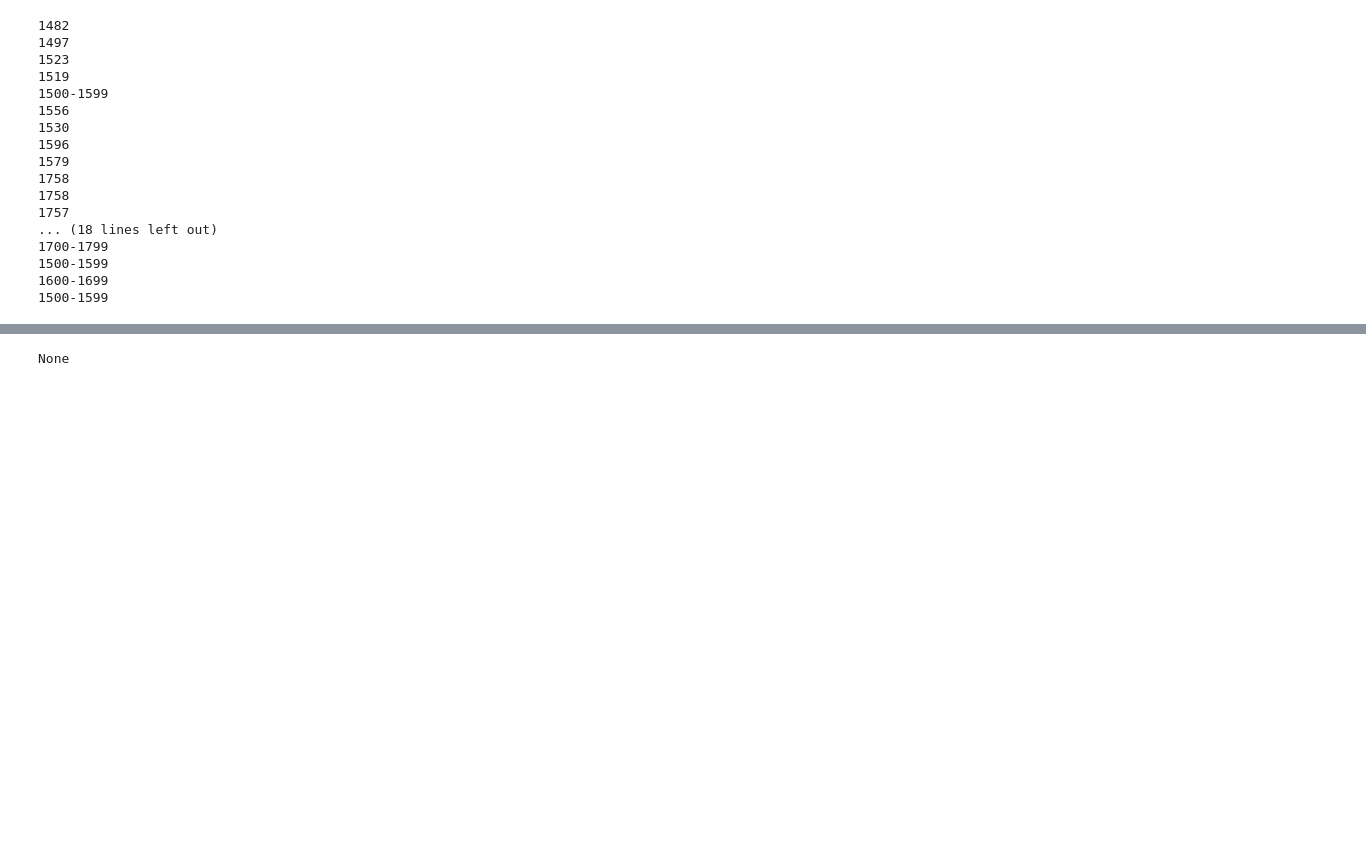
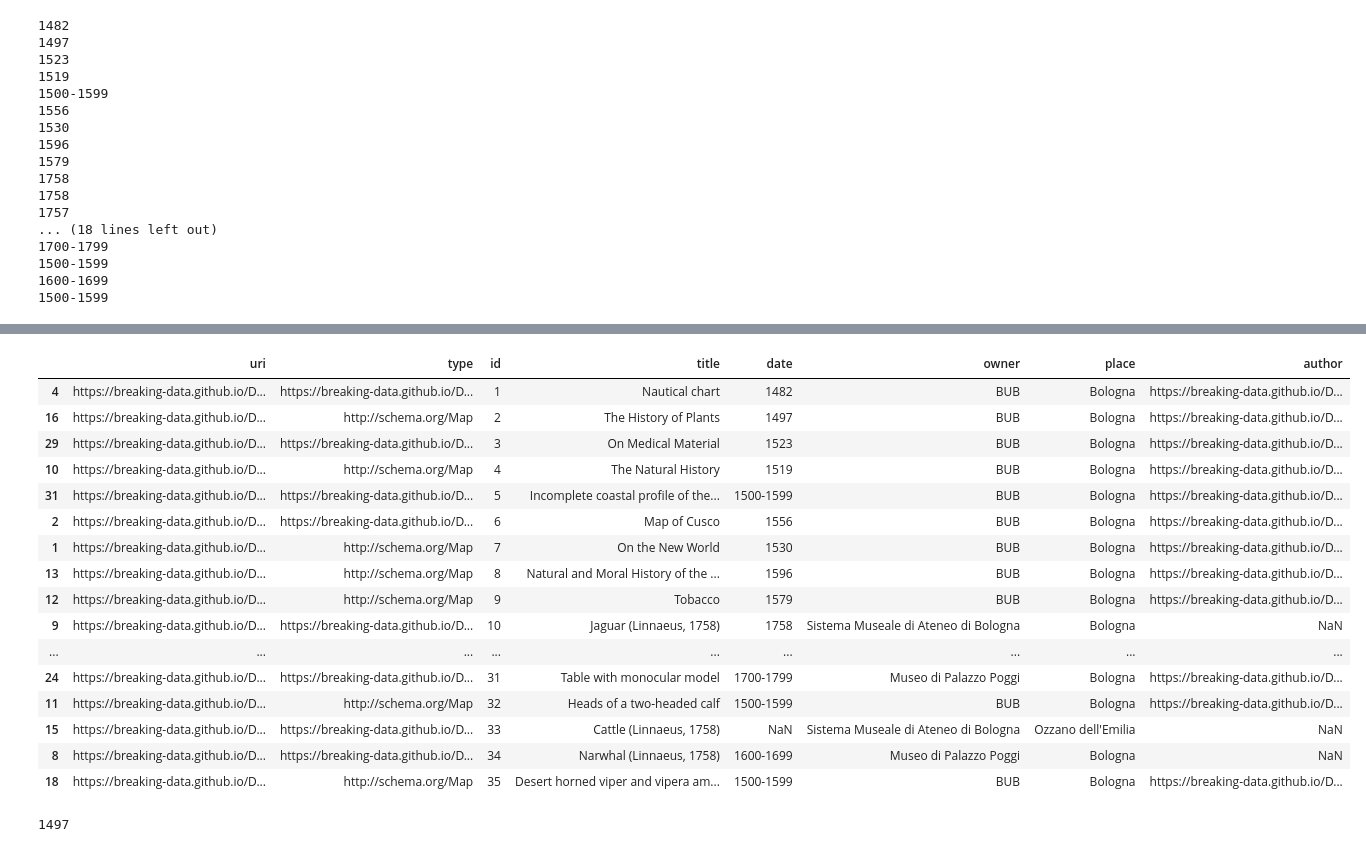
Before and after one commit to Breaking-Data/Data-Science-Project, a Jupyter notebook: experiments.ipynb, the cells around one changed output, grey strips where cells are left out. Drawn from its saved outputs; the diff is of its cells as text; code cells hidden in the pictures; blank space fills up the shorter version.

Commit message:
error corrected in getAllCulturalObjects

```diff
--- a/experiments.ipynb
+++ b/experiments.ipynb
@@ -269,3 +249,23 @@ df_objects
+# %%
+df_objects.sort_values(by="id")
+# %% [output]
+|  | uri | type | id | title | date | owner | place | author |
+| 4 | https://breaking-data.github.io/D... | https://breaking-data.github.io/D... | 1 | Nautical chart | 1482 | BUB | Bologna | https://breaking-data.github.io/D... |
+| 16 | https://breaking-data.github.io/D... | http://schema.org/Map | 2 | The History of Plants | 1497 | BUB | Bologna | https://breaking-data.github.io/D... |
+| 29 | https://breaking-data.github.io/D... | https://breaking-data.github.io/D... | 3 | On Medical Material | 1523 | BUB | Bologna | https://breaking-data.github.io/D... |
+| 10 | https://breaking-data.github.io/D... | http://schema.org/Map | 4 | The Natural History | 1519 | BUB | Bologna | https://breaking-data.github.io/D... |
+| 31 | https://breaking-data.github.io/D... | https://breaking-data.github.io/D... | 5 | Incomplete coastal profile of the... | 1500-1599 | BUB | Bologna | https://breaking-data.github.io/D... |
+| 2 | https://breaking-data.github.io/D... | https://breaking-data.github.io/D... | 6 | Map of Cusco | 1556 | BUB | Bologna | https://breaking-data.github.io/D... |
+| 1 | https://breaking-data.github.io/D... | http://schema.org/Map | 7 | On the New World | 1530 | BUB | Bologna | https://breaking-data.github.io/D... |
+| 13 | https://breaking-data.github.io/D... | http://schema.org/Map | 8 | Natural and Moral History of the ... | 1596 | BUB | Bologna | https://breaking-data.github.io/D... |
+| 12 | https://breaking-data.github.io/D... | http://schema.org/Map | 9 | Tobacco | 1579 | BUB | Bologna | https://breaking-data.github.io/D... |
+| 9 | https://breaking-data.github.io/D... | https://breaking-data.github.io/D... | 10 | Jaguar (Linnaeus, 1758) | 1758 | Sistema Museale di Ateneo di Bologna | Bologna | NaN |
+| ... | ... | ... | ... | ... | ... | ... | ... | ... |
+| 24 | https://breaking-data.github.io/D... | https://breaking-data.github.io/D... | 31 | Table with monocular model | 1700-1799 | Museo di Palazzo Poggi | Bologna | https://breaking-data.github.io/D... |
+| 11 | https://breaking-data.github.io/D... | http://schema.org/Map | 32 | Heads of a two-headed calf | 1500-1599 | BUB | Bologna | https://breaking-data.github.io/D... |
+| 15 | https://breaking-data.github.io/D... | https://breaking-data.github.io/D... | 33 | Cattle (Linnaeus, 1758) | NaN | Sistema Museale di Ateneo di Bologna | Ozzano dell'Emilia | NaN |
+| 8 | https://breaking-data.github.io/D... | https://breaking-data.github.io/D... | 34 | Narwhal (Linnaeus, 1758) | 1600-1699 | Museo di Palazzo Poggi | Bologna | NaN |
+| 18 | https://breaking-data.github.io/D... | http://schema.org/Map | 35 | Desert horned viper and vipera am... | 1500-1599 | BUB | Bologna | https://breaking-data.github.io/D... |
 # %%
 cultural_objects = []
 module = importlib.import_module("cultural_objects")
@@ -313,6 +313,6 @@ for index, row in df_merged.iterrows():
     # add the cultural object to the list
     cultural_objects.append(instance)
 
-print(cultural_objects[11].getDate())
+print(cultural_objects[1].getDate())
 # %% [output]
-None
+1497
```
Also changed, not shown: parts of 1 cell of this notebook, 1 other file.
